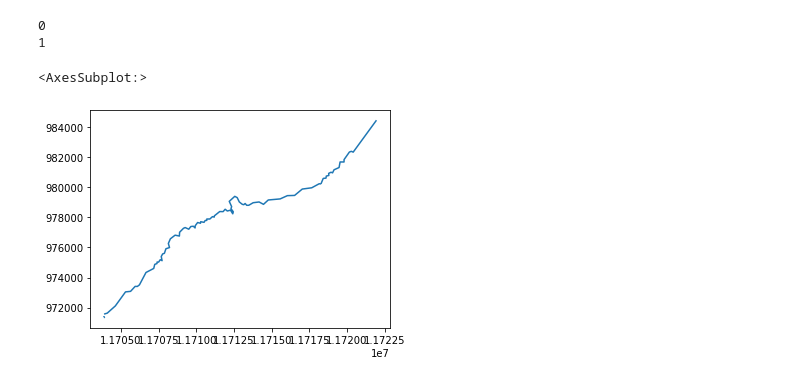
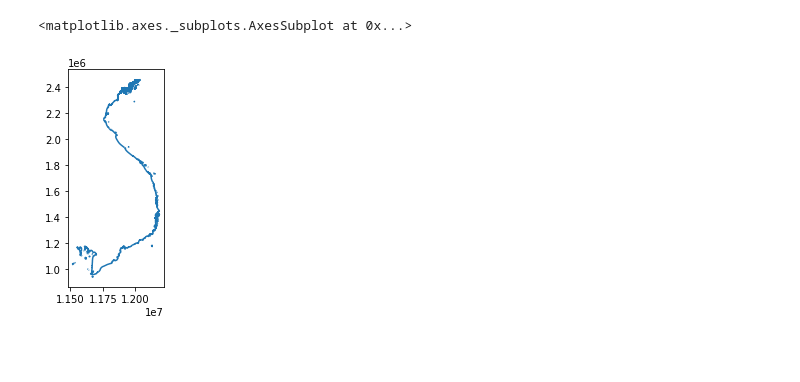
Before and after one commit to ronjalappe/VN_coastline_dynamics, a Jupyter notebook: test2.ipynb, the cells around one changed output. Cells and saved outputs as stored; diff of their text form; code cells hidden in the pictures; blank space fills up the shorter version.

Commit message:
smooth reference shoreline

```diff
--- a/test2.ipynb
+++ b/test2.ipynb
@@ -8,6 +6,6 @@ import fiona
 # %%
-data_dir = os.path.join(os.getcwd(),"test_data")
+data_dir = "/Users/Ronjamac/Documents/02_Studium/Masterarbeit/Code/VN_coastline_dynamics/test_data/"
 raster_file = "1_1988_L5_P1_13aq.tif"
 raster_file_masked = "1_1988_L5_P1_13aq_masked.tif"
 box_file = "test_box.geojson"
-crs = "EPSG:3857"
+poly_file = "VN_processing_polygons_EPSG4326.geojson"
@@ -51,6 +37,0 @@ wkt = "LINESTRING (11721948.89916676 984437.5874274393, 11721936.83674292 984313
-# %%
-lines = []
-line = shp.wkt.loads(wkt)
-lines.append(line)
-line_gdf = gpd.GeoDataFrame(geometry=lines,crs=crs)
-line_gdf.to_file(os.path.join(data_dir,"test_smooth_line"),driver="GeoJSON")
@@ -65,25 +37,0 @@ MULTILINESTRING ((11703871.70820153 971371.3592958361, 11703915.64203006 971318.
-# %%
-import shapely as shp
-from geosmoothing.geosmoothing import GeoSmoothing
-
-simpler_lines = gpd.read_file(os.path.join(data_dir,"osm_coastline_clip_simplified"))
-
-gsm = GeoSmoothing()
-smooth_lines = []
-for index, row in simpler_lines.iterrows():
-    geometry = simpler_lines.geometry.iloc[index]
-    if type(geometry) == shp.geometry.linestring.LineString:
-        smooth = gsm.smoothWkt(geometry.wkt)
-        smooth = shp.wkt.loads(smooth)
-        smooth_lines.append(smooth)
-    elif type(geometry) == shp.geometry.multilinestring.MultiLineString:
-        for line in geometry:
-            print(line)
-            if line.length > 500:
-                smooth = gsm.smoothWkt(line.wkt)
-                print(smooth)
-                smooth = shp.wkt.loads(smooth)
-                smooth_lines.append(smooth)
-line_gdf = gpd.GeoDataFrame(geometry=smooth_lines,crs=crs)
-line_gdf.to_file(os.path.join(data_dir,"test_smooth_line"),driver="GeoJSON")
-print(line_gdf)
@@ -102,17 +38,17 @@ LINESTRING (11718263.86135429 980208.2514040254, 11718175.35012237 980211.142014
 # %%
+rfsl = gpd.read_file("/Users/Ronjamac/Documents/02_Studium/Masterarbeit/Data/Vietnam_data/osm_coastline_epsg4326.geojson")
+rfsl = rfsl.to_crs("EPSG:3857")
+
 simpler_lines = []
 for index, line in rfsl.iterrows():
-    print(index)
-    simpler = rfsl.geometry.iloc[index].simplify(tolerance=50)
+    simpler = rfsl.geometry.iloc[index].simplify(tolerance=200)
     simpler_lines.append(simpler)
 simpler_lines_gdf = gpd.GeoDataFrame(geometry=simpler_lines,crs=rfsl.crs)
-simpler_lines_gdf.to_file(os.path.join(data_dir,"osm_coastline_clip_simplified"),driver="GeoJSON")
+simpler_lines_gdf.to_file(os.path.join(data_dir,"OSM_coastline_VN_simplified"),driver="GeoJSON")
 simpler_lines_gdf.plot()
 # %% [output]
-0
-1
+<matplotlib.axes._subplots.AxesSubplot at 0x...>
-<AxesSubplot:>
-[figure, old version]
+[figure, new version]
 # %%
 import shapely as shp
 
```
Also changed, not shown: parts of 9 cells of this notebook, 8 other files.
